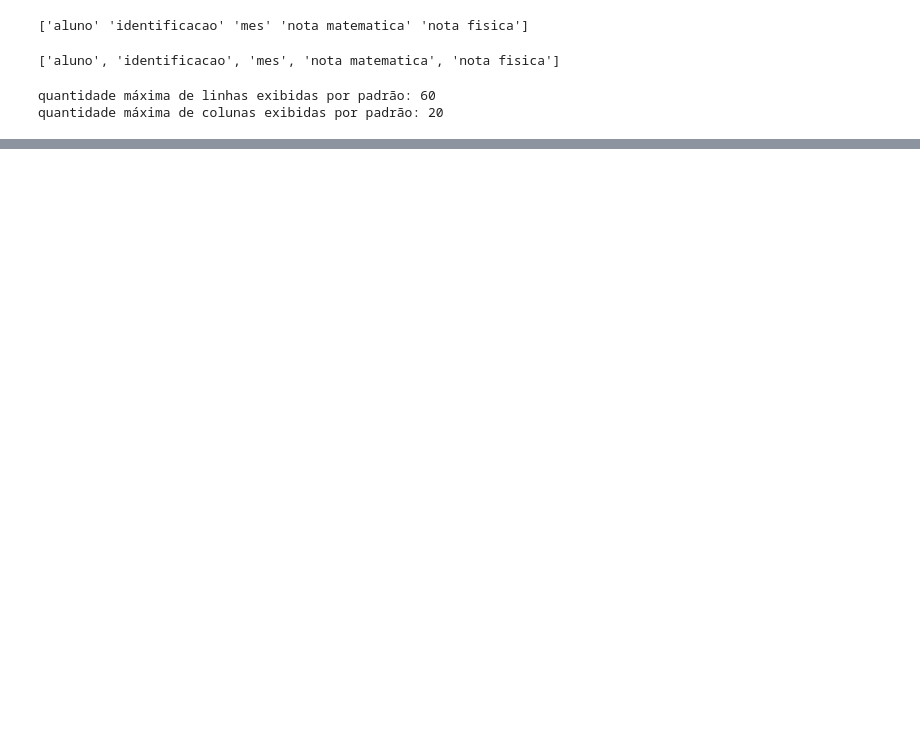
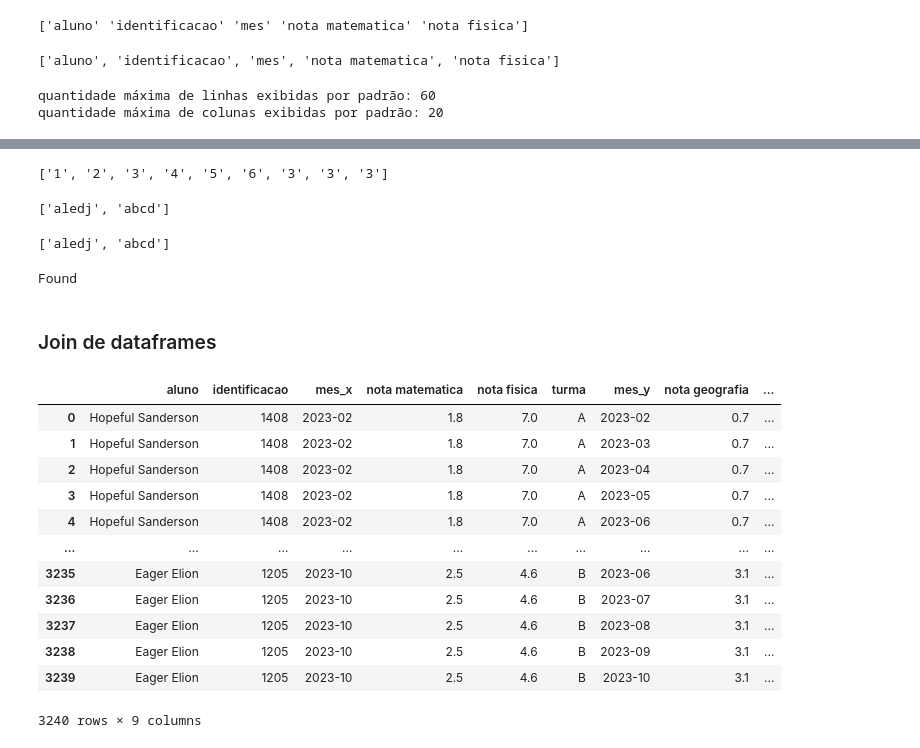
Before and after one commit to lucas-data-science/ml_notes, a Jupyter notebook: _build/jupyter_execute/chapters/pandas.ipynb, the cells around one changed output, grey strips where cells are left out. Cells and saved outputs as stored; diff of their text form; code cells hidden in the pictures; blank space fills up the shorter version.

```diff
--- a/_build/jupyter_execute/chapters/pandas.ipynb
+++ b/_build/jupyter_execute/chapters/pandas.ipynb
@@ -211,0 +431,46 @@ df1
+# %%
+# encontrar dígitos dentro de strings
+text = "word1anotherword23nextone456lastone333"
+numbers = [x for x in text if x.isdigit()]
+print(numbers)
+# %% [output]
+['1', '2', '3', '4', '5', '6', '3', '3', '3']
+# %%
+# checar se algum item de uma lista contem 'pedaço' de palavra
+lista_testa = ['aledj','abcd','defikhg']
+[x for x in lista_testa if 'a' in x]
+# %% [output]
+['aledj', 'abcd']
+# %%
+# testa se ítems começam com 'a':
+[x for x in lista_testa if x.startswith('a')]
+# %% [output]
+['aledj', 'abcd']
+# %%
+# testa se string contém determinada palavra
+string = "This contains a word"
+if "word" in string:
+    print("Found")
+else:
+    print("Not Found")
+# %% [output]
+Found
+# %% [markdown]
+### Join de dataframes
+# %%
+# join de dataframes em left:
+pd.merge(df1, df2, how = 'left', left_on = 'identificacao', right_on = 'identificacao')
+# %% [output]
+|  | aluno | identificacao | mes_x | nota matematica | nota fisica | turma | mes_y | nota geografia | ... |
+| 0 | Hopeful Sanderson | 1408 | 2023-02 | 1.8 | 7.0 | A | 2023-02 | 0.7 | ... |
+| 1 | Hopeful Sanderson | 1408 | 2023-02 | 1.8 | 7.0 | A | 2023-03 | 0.7 | ... |
+| 2 | Hopeful Sanderson | 1408 | 2023-02 | 1.8 | 7.0 | A | 2023-04 | 0.7 | ... |
+| 3 | Hopeful Sanderson | 1408 | 2023-02 | 1.8 | 7.0 | A | 2023-05 | 0.7 | ... |
+| 4 | Hopeful Sanderson | 1408 | 2023-02 | 1.8 | 7.0 | A | 2023-06 | 0.7 | ... |
+| ... | ... | ... | ... | ... | ... | ... | ... | ... | ... |
+| 3235 | Eager Elion | 1205 | 2023-10 | 2.5 | 4.6 | B | 2023-06 | 3.1 | ... |
+| 3236 | Eager Elion | 1205 | 2023-10 | 2.5 | 4.6 | B | 2023-07 | 3.1 | ... |
+| 3237 | Eager Elion | 1205 | 2023-10 | 2.5 | 4.6 | B | 2023-08 | 3.1 | ... |
+| 3238 | Eager Elion | 1205 | 2023-10 | 2.5 | 4.6 | B | 2023-09 | 3.1 | ... |
+| 3239 | Eager Elion | 1205 | 2023-10 | 2.5 | 4.6 | B | 2023-10 | 3.1 | ... |
+3240 rows × 9 columns
```
Also changed, not shown: parts of 22 cells of this notebook, 5 other files.
